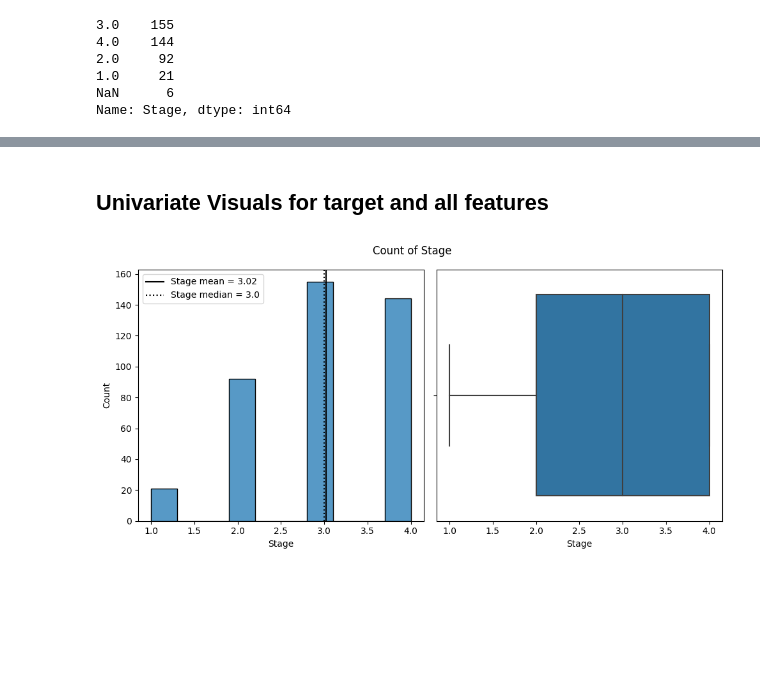
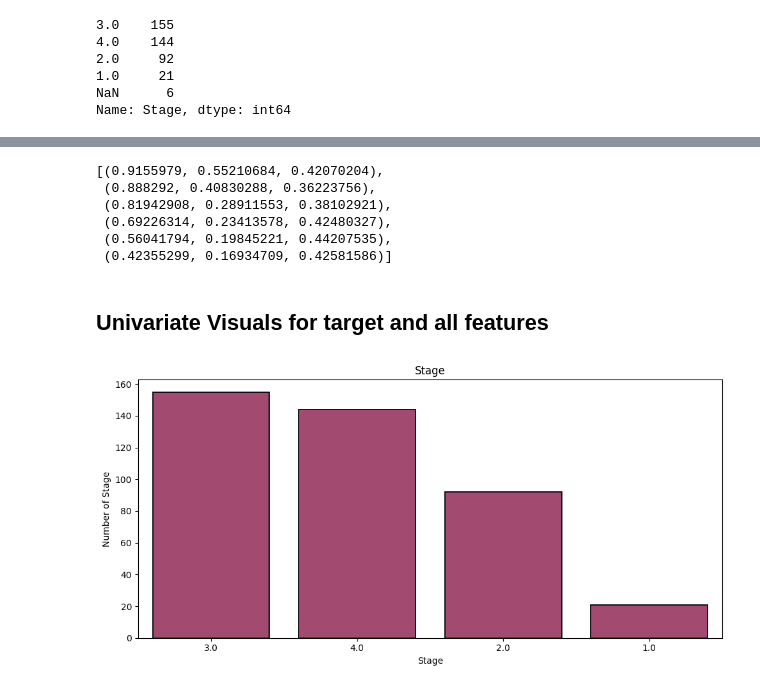
Before and after one commit to JmB17/Perosnal-Project, a Jupyter notebook: Cirrhosis_Prediction.ipynb, the cells around one changed output, grey strips where cells are left out. Saved outputs shown, nothing was run; the diff lists cells and outputs as text; code cells hidden in the pictures; blank space fills up the shorter version.

```diff
--- a/Cirrhosis_Prediction.ipynb
+++ b/Cirrhosis_Prediction.ipynb
@@ -821,3 +771,0 @@ df_corr
-# %%
-# Create a heatmap to show correlations of numeric data
-ax = sns.heatmap(df_corr, cmap='Blues', annot=True)
@@ -825,0 +772,12 @@ ax = sns.heatmap(df_corr, cmap='Blues', annot=True)
+# %%
+# Create a custom Seaborn color palette
+col_pal = sns.color_palette("flare")
+# Display the color palette
+col_pal
+# %% [output]
+[(0.9155979, 0.55210684, 0.42070204),
+ (0.888292, 0.40830288, 0.36223756),
+ (0.81942908, 0.28911553, 0.38102921),
+ (0.69226314, 0.23413578, 0.42480327),
+ (0.56041794, 0.19845221, 0.44207535),
+ (0.42355299, 0.16934709, 0.42581586)]
@@ -825,0 +816,24 @@ ax = sns.heatmap(df_corr, cmap='Blues', annot=True)
+# %%
+# Function here returns a Countplot
+def count_plot(data, column, figsize=(10,5), title_label='', hza='center', rot=0):
+
+      # Labels
+      labels = df[column].value_counts().index
+
+      # Plot
+      fig, ax = plt.subplots(figsize=figsize)
+      sns.countplot(data=df, x=column, lw=1.25, ec='k', color=col_pal[3], order=labels)
+
+      # Title/Labels
+      ax.set_title(title_label)
+      ax.set_ylabel(f'Number of {column}')
+
+      # Ticks
+      ax.set_xticklabels(ax.get_xticklabels(), rotation=rot, ha=hza)
+
+      # Display
+      plt.tight_layout()
+      plt.show;
+
+      # Return
+      return fig, ax
@@ -827,9 +878,9 @@ ax = sns.heatmap(df_corr, cmap='Blues', annot=True)
 ## Univariate Visuals for target and all features
 # %%
 # Target: Stage
-fig, axes=hist_box_plot(df,'Stage')
+fig, ax = count_plot(df,'Stage', title_label='Stage')
 # %% [output]
-[figure, old version]
+[figure, new version]
 # %%
 # N_Days
 fig, axes=hist_box_plot(df,'N_Days')
```
Also changed, not shown: parts of 35 cells of this notebook.
